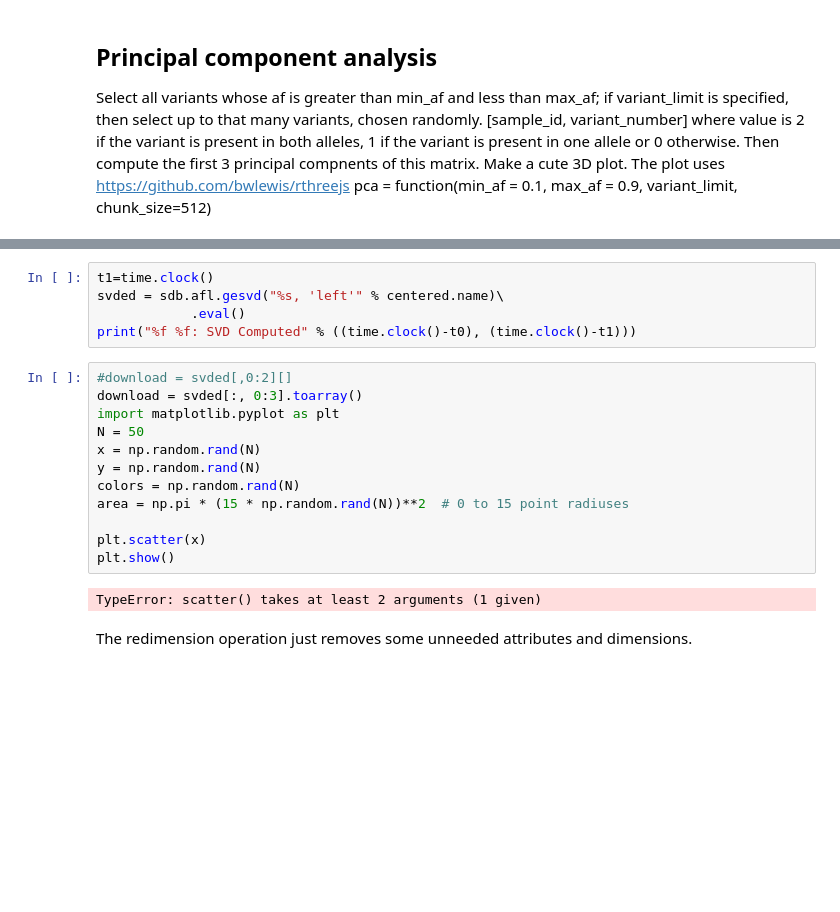
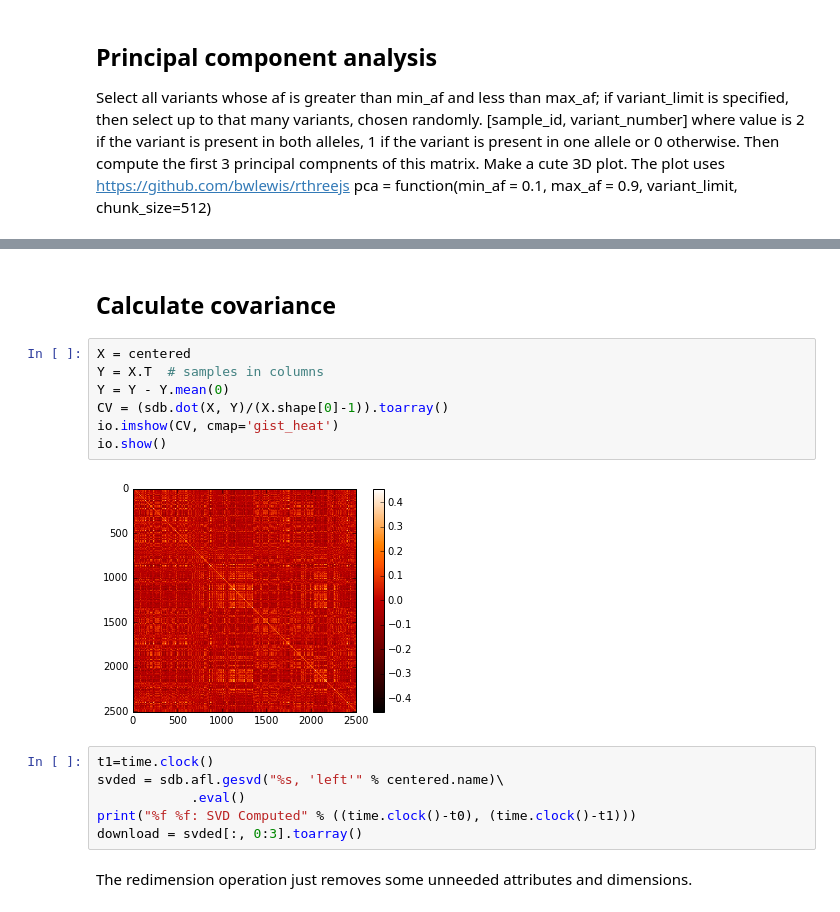
Before and after one commit to ksens/scidb-notebooks, a Jupyter notebook: 1000G.ipynb, the cells around one changed output, grey strips where cells are left out. Saved outputs shown, nothing was run; the diff lists cells and outputs as text; blank space fills up the shorter version.

Commit message:
covariance calc and imshow

```diff
--- a/1000G.ipynb
+++ b/1000G.ipynb
@@ -206,22 +208,20 @@ print("%f %f: Centered" % ((time.clock()-t0), (time.clock()-t1)))
+# %% [markdown]
+## Calculate covariance
+# %%
+X = centered
+Y = X.T  # samples in columns
+Y = Y - Y.mean(0)
+CV = (sdb.dot(X, Y)/(X.shape[0]-1)).toarray()
+io.imshow(CV, cmap='gist_heat')
+io.show()
+# %% [output]
+[figure, added]
 # %%
 t1=time.clock()
 svded = sdb.afl.gesvd("%s, 'left'" % centered.name)\
             .eval()
 print("%f %f: SVD Computed" % ((time.clock()-t0), (time.clock()-t1)))
+download = svded[:, 0:3].toarray()
-# %%
-#download = svded[,0:2][]
-download = svded[:, 0:3].toarray()
-import matplotlib.pyplot as plt
-N = 50
-x = np.random.rand(N)
-y = np.random.rand(N)
-colors = np.random.rand(N)
-area = np.pi * (15 * np.random.rand(N))**2  # 0 to 15 point radiuses
-
-plt.scatter(x)
-plt.show()
-# %% [output]
-TypeError: scatter() takes at least 2 arguments (1 given)
 # %% [markdown]
 The redimension operation just removes some unneeded attributes and dimensions.
 # %%
```
Also changed, not shown: parts of 5 cells of this notebook, 1 other file.
